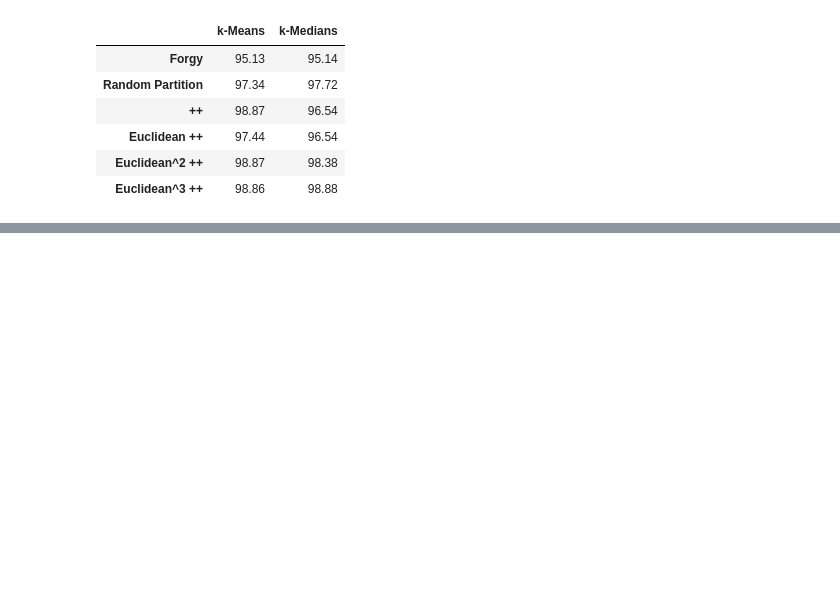
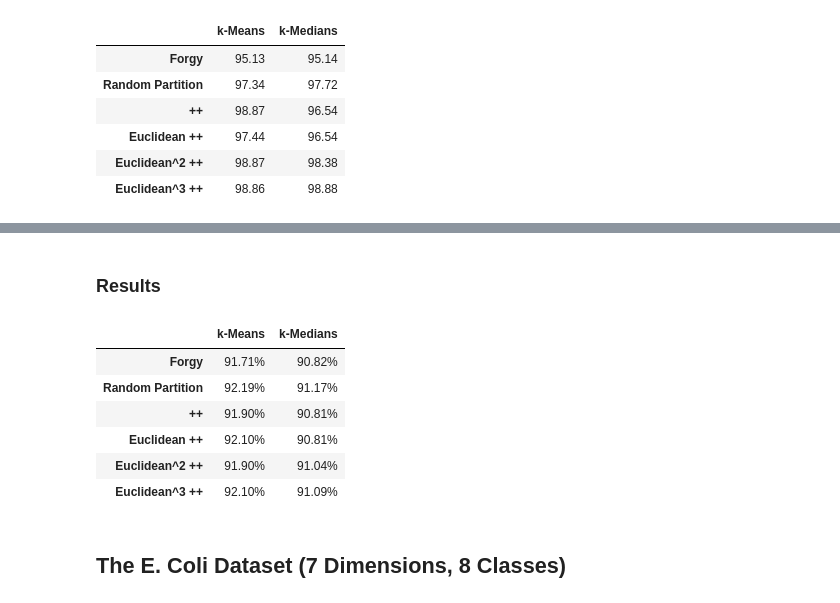
Before and after one commit to KataTech/OTFactorDiscovery, a Jupyter notebook: daniel/Clustering/initialization_study.ipynb, the cells around one changed output, grey strips where cells are left out. Cells and saved outputs as stored; diff of their text form; code cells hidden in the pictures; blank space fills up the shorter version.

```diff
--- a/daniel/Clustering/initialization_study.ipynb
+++ b/daniel/Clustering/initialization_study.ipynb
@@ -227,0 +415,71 @@ df_styled
+# %% [markdown]
+### Results
+# %%
+# Define your labels for the axes
+initializations_labels = ['Forgy', 'Random Partition', '++', 'Euclidean ++', 'Euclidean^2 ++', 'Euclidean^3 ++']
+
+# Convert the numpy arrays to pandas DataFrame
+seeds_df = pd.DataFrame(seeds_accuracies,
+                  index=initializations_labels,
+                  columns=['k-Means', 'k-Medians'])
+
+# Move decimal two places to the right and round off at the second decimal place
+seeds_df = seeds_df * 100
+
+# Create a function to apply a serif font
+def apply_font(s):
+    return ['font-family: serif' for v in s]
+
+# Apply the font, add borders and color the cells
+seeds_df_styled = seeds_df.style.apply(apply_font)
+
+seeds_df_styled.set_table_styles([
+    {
+        'selector': 'th',
+        'props': [
+            ('font-family', 'serif'),
+            ('padding', '8px 30px'),  # Increased right and left padding
+            ('text-align', 'center')  # Center the text
+        ]
+    },
+    {
+        'selector': 'td',
+        'props': [
+            ('padding', '8px 30px'),  # Increased right and left padding
+            ('text-align', 'center')  # Center the text
+        ]
+    },
+    {
+        'selector': 'tr:nth-of-type(even)',
+        'props': [
+            ('background', 'white'),
+        ]
+    },
+    {
+        'selector': 'tr:nth-of-type(odd)',
+        'props': [
+            ('background', 'white'),
+        ]
+    }
+], overwrite=False)  # Do not overwrite previous styles
+
+# Create a custom colormap
+cmap = colors.LinearSegmentedColormap.from_list("mycmap", ["white", "plum"])
+
+# Apply background gradient
+seeds_df_styled.background_gradient(cmap=cmap, axis=None, vmax=100*max(seeds_accuracies.flatten()))
+
+# Set precision to two decimal places and add percent sign
+seeds_df_styled.format("{:.2f}%")
+
+seeds_df_styled
+# %% [output]
+|  | k-Means | k-Medians |
+| Forgy | 91.71% | 90.82% |
+| Random Partition | 92.19% | 91.17% |
+| ++ | 91.90% | 90.81% |
+| Euclidean ++ | 92.10% | 90.81% |
+| Euclidean^2 ++ | 91.90% | 91.04% |
+| Euclidean^3 ++ | 92.10% | 91.09% |
+# %% [markdown]
+## The E. Coli Dataset (7 Dimensions, 8 Classes)
```
Also changed, not shown: parts of 41 cells of this notebook, 21 other files.
